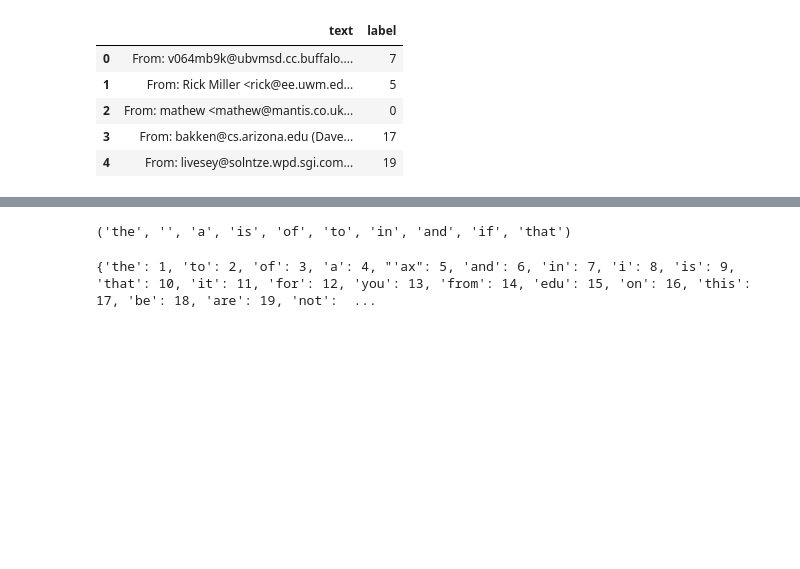
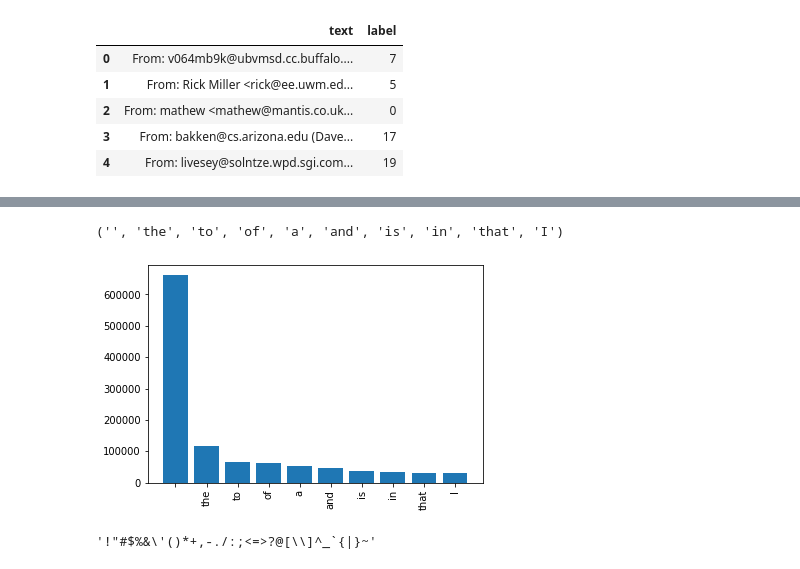
Before and after one commit to pro0255/NLP_Sentiment_analysis, a Jupyter notebook: 20_news_group_analysis.ipynb, the cells around one changed output, grey strips where cells are left out. Drawn from its saved outputs; the diff is of its cells as text; code cells hidden in the pictures; blank space fills up the shorter version.

```diff
--- a/20_news_group_analysis.ipynb
+++ b/20_news_group_analysis.ipynb
@@ -118,17 +139,12 @@ texts = train_df['text'].values
 # %%
-counter_len = 5
-tokenized = [t.split(" ") for t in texts[:counter_len]]
-tokenized_corpus = list(chain(*tokenized))
-freq = Counter(tokenized_corpus)
-
-
-MOST_COMMON = 10
-
-
-common = freq.most_common(MOST_COMMON)
-
-x, y = zip(*common)
-
-x
+def plot_most_common(texts, most_common, count=None):
+    counter_len = count
+    tokenized = [t.split(" ") for t in texts[:counter_len]]
+    tokenized_corpus = list(chain(*tokenized))
+    freq = Counter(tokenized_corpus)
+    MOST_COMMON = most_common
+    common = freq.most_common(MOST_COMMON)
+    x, y = zip(*common)
+    print(x)
+    plt.bar(x, y)
+    plt.xticks(rotation=90)
-# %% [output]
-('the', '', 'a', 'is', 'of', 'to', 'in', 'and', 'if', 'that')
@@ -139,4 +150,0 @@ word_index = tokenizer.word_index
-# %%
-print(word_index)
-# %% [output]
-{'the': 1, 'to': 2, 'of': 3, 'a': 4, "'ax": 5, 'and': 6, 'in': 7, 'i': 8, 'is': 9, 'that': 10, 'it': 11, 'for': 12, 'you': 13, 'from': 14, 'edu': 15, 'on': 16, 'this': 17, 'be': 18, 'are': 19, 'not':  ...
@@ -150,0 +151,9 @@ def preprocess_newsgroup(text):
+# %%
+plot_most_common(no_preprocessed_texts, 10)
+# %% [output]
+('', 'the', 'to', 'of', 'a', 'and', 'is', 'in', 'that', 'I')
+[figure, added]
+# %%
+string.punctuation
+# %% [output]
+'!"#$%&\'()*+,-./:;<=>?@[\\]^_`{|}~'
```
Also changed, not shown: parts of 18 cells of this notebook.
